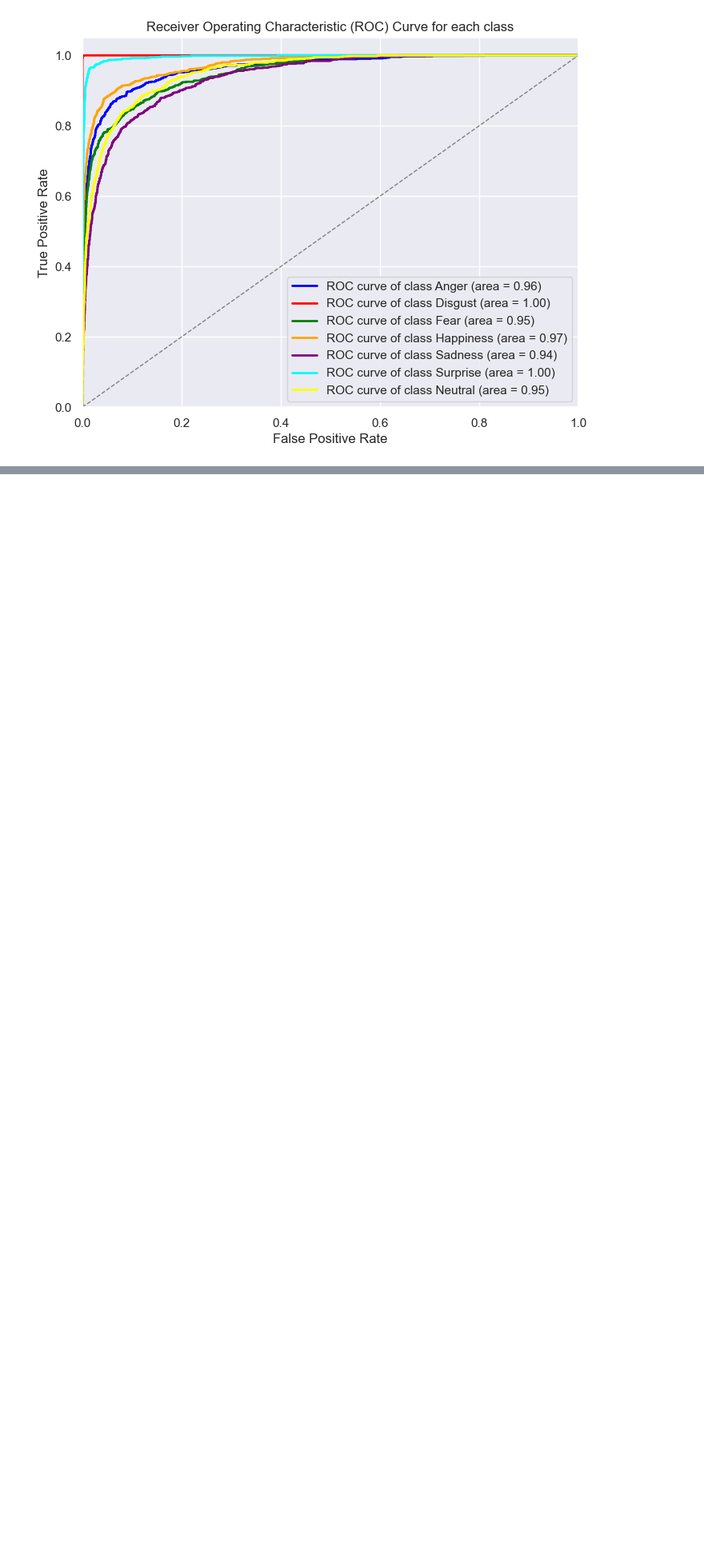
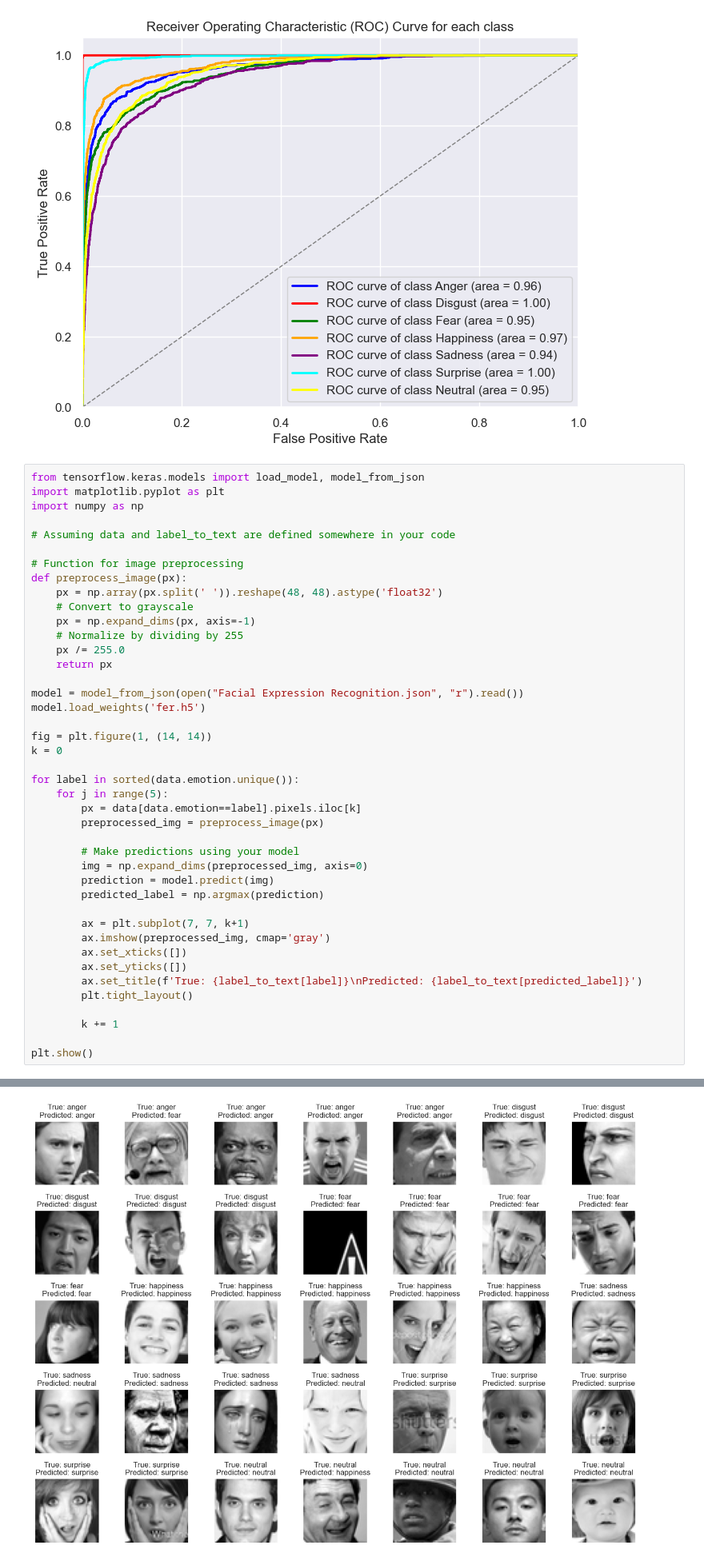
Before and after one commit to iaavas/Facial-Expression-Detection-CNN, a Jupyter notebook: train_model.ipynb, the cells around one changed output, grey strips where cells are left out. Shown at 80% size. Cells and saved outputs as stored; diff of their text form; blank space fills up the shorter version.

```diff
--- a/train_model.ipynb
+++ b/train_model.ipynb
@@ -412,3 +433,46 @@ plt.show()
 # %% [output]
 197/197 [==============================] - 4s 22ms/step
 [figure]
+# %%
+from tensorflow.keras.models import load_model, model_from_json
+import matplotlib.pyplot as plt
+import numpy as np
+
+# Assuming data and label_to_text are defined somewhere in your code
+
+# Function for image preprocessing
+def preprocess_image(px):
+    px = np.array(px.split(' ')).reshape(48, 48).astype('float32')
+    # Convert to grayscale
+    px = np.expand_dims(px, axis=-1)
+    # Normalize by dividing by 255
+    px /= 255.0
+    return px
+
+model = model_from_json(open("Facial Expression Recognition.json", "r").read())
+model.load_weights('fer.h5')
+
+fig = plt.figure(1, (14, 14))
+k = 0
+
+for label in sorted(data.emotion.unique()):
+    for j in range(5):
+        px = data[data.emotion==label].pixels.iloc[k]
+        preprocessed_img = preprocess_image(px)
+
+        # Make predictions using your model
+        img = np.expand_dims(preprocessed_img, axis=0)
+        prediction = model.predict(img)
+        predicted_label = np.argmax(prediction)
+
+        ax = plt.subplot(7, 7, k+1)
+        ax.imshow(preprocessed_img, cmap='gray')
+        ax.set_xticks([])
+        ax.set_yticks([])
+        ax.set_title(f'True: {label_to_text[label]}\nPredicted: {label_to_text[predicted_label]}')
+        plt.tight_layout()
+
+        k += 1
+
+plt.show()
+# %% [output]
@@ -414,0 +496 @@ plt.show()
+[figure, added]
```
Also changed, not shown: parts of 5 cells of this notebook, 7 other files.
